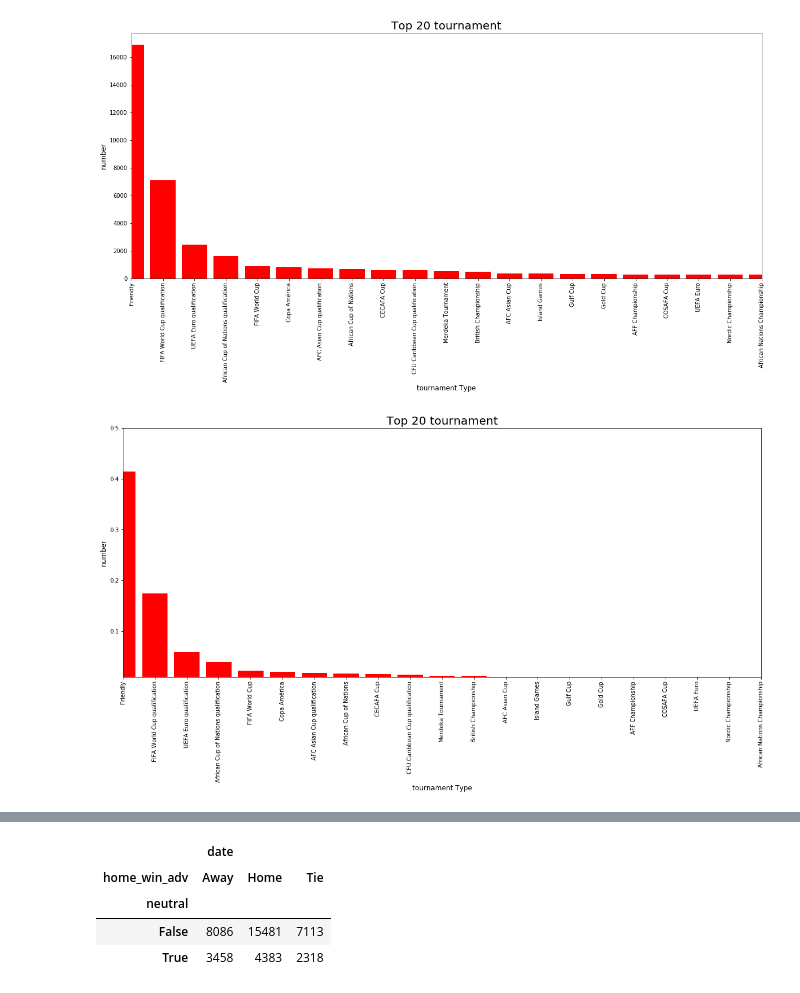
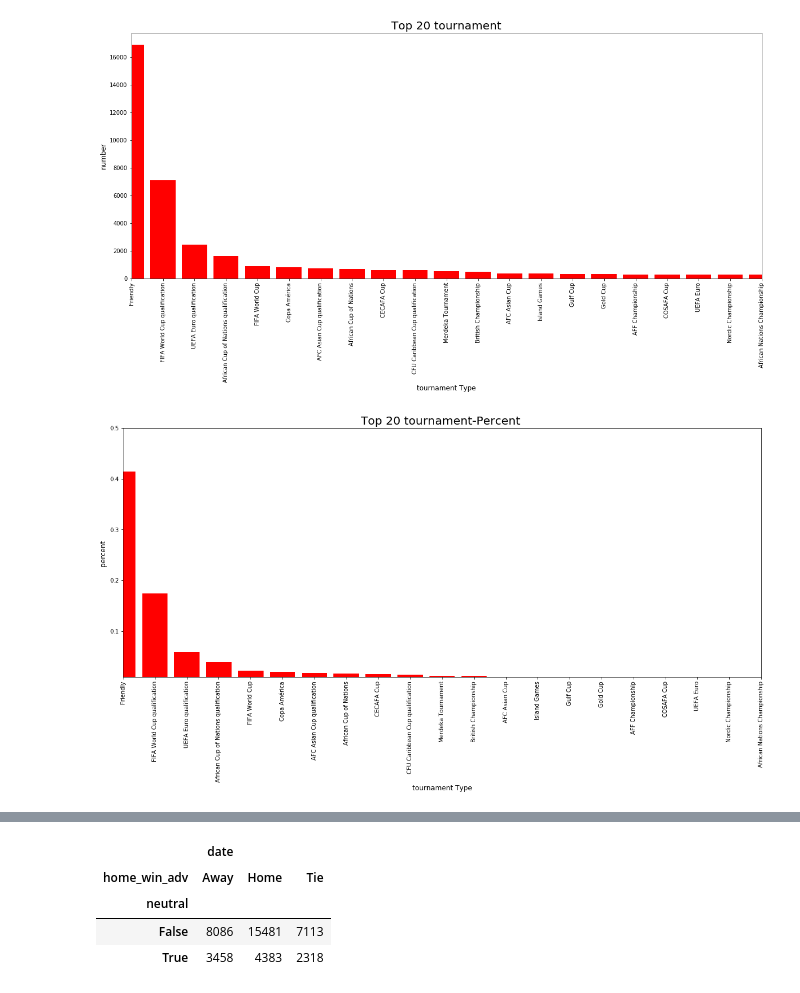
Before and after one commit to bfiroozfard/King_of_Football, a Jupyter notebook: King_football_B_10-5-2019 .ipynb, the cells around one changed output, grey strips where cells are left out. Drawn from its saved outputs; the diff is of its cells as text; code cells hidden in the pictures.

```diff
--- a/King_football_B_10-5-2019 .ipynb
+++ b/King_football_B_10-5-2019 .ipynb
@@ -52,23 +90,23 @@ plt.show()
 # %%
 
 match_number=pd.DataFrame(match_count)
 t_sum=match_number.sum()
 match_number["percent"]=match_number["tournament"].apply(lambda x:x/t_sum)
 match_number
 plt.figure(figsize=(20,8))
 
 plt.bar(match_number.index, match_number["percent"], color='red',label=match_count.index)
-plt.title('Top 20 tournament', fontsize=20)
-plt.ylabel('number', fontsize=12)
+plt.title('Top 20 tournament-Percent ', fontsize=20)
+plt.ylabel('percent ', fontsize=12)
 plt.xlabel('tournament Type', fontsize=12)
 plt.xlim(0,20)
 plt.ylim(.01,.5)
 plt.xticks(rotation=90)
 
 
 plt.show()
 # %% [output]
-[figure, old version]
+[figure, new version]
 # %%
 bins = [0,1950,1960,1970,1980,1990,2000,2010,2020]
 labels = ['before 50',"50's","60's","70's","80's","90's","2000's","2010's"]
```
Also changed, not shown: parts of 12 cells of this notebook, 1 other file.
